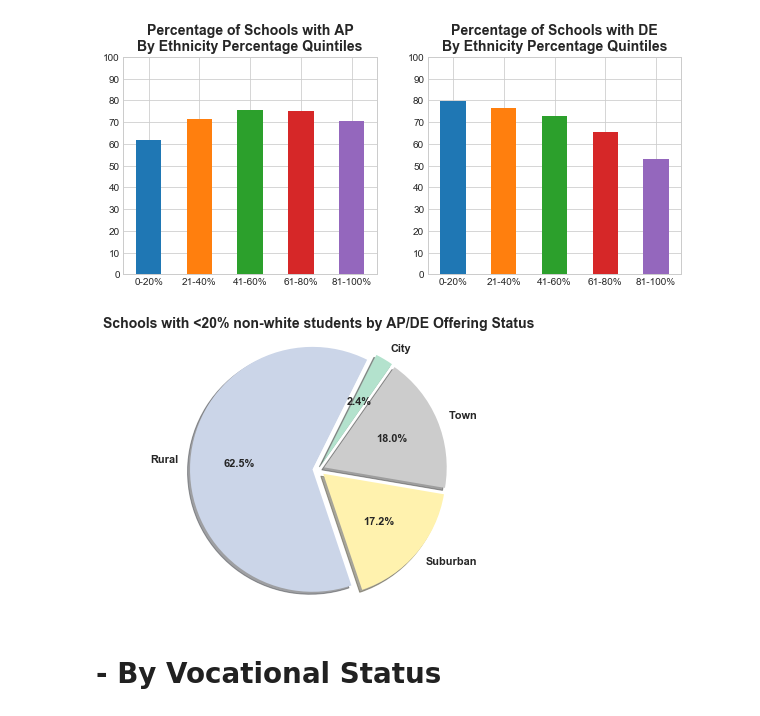
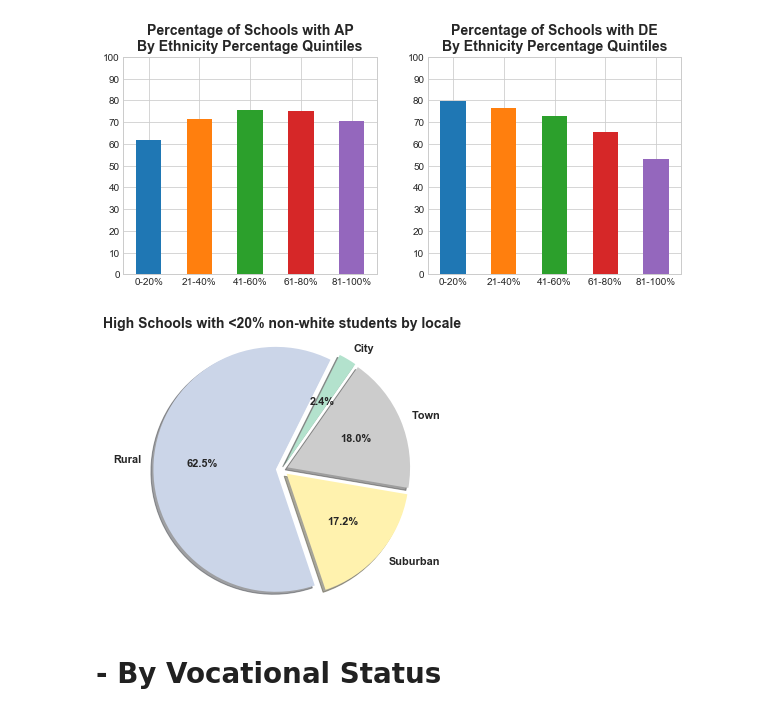
Before and after one commit to oconnoag/nacep_dual_enrollment_analysis, a Jupyter notebook: jupyter_notebooks/01_Flag_Analyses.ipynb, the cells around one changed output. Cells and saved outputs as stored; diff of their text form; code cells hidden in the pictures.

```diff
--- a/jupyter_notebooks/01_Flag_Analyses.ipynb
+++ b/jupyter_notebooks/01_Flag_Analyses.ipynb
@@ -200,20 +200,20 @@ Text(0.5,0,'')
 # %%
 """Very high percentage non-minority schools by Locale"""
 eth_group1_locales = hs[hs.eth_quintile == 1].groupby('locale_group')['LEAID'].count().reset_index()
 eth_group1_locales['pct'] = round(eth_group1_locales['LEAID'] / eth_group1_locales['LEAID'].sum() * 100, 1)
 eth_group1_locales = eth_group1_locales.set_index('locale_group')
 
 with plt.rc_context({'lines.linewidth': 5, 'font.weight':'bold', 'font.size':11}):
     eth_group1_locales.plot.pie(y='LEAID',autopct='%1.1f%%',
                             startangle = 55, shadow = True, explode = [.05 for i in range(4)],
                             colormap='Pastel2', figsize = (5,5))
-    plt.title('Schools with <20% non-white students by AP/DE Offering Status')
+    plt.title('High Schools with <20% non-white students by locale')
     plt.legend([])
     plt.ylabel('')
     plt.xticks(fontdict={'fontweight':'bold'})
     plt.axis('equal')
 # %% [output]
-[figure, old version]
+[figure, new version]
 # %% [markdown]
 # - By Vocational Status
 # %%
```
Also changed, not shown: parts of 1 cell of this notebook, 3 other files.
